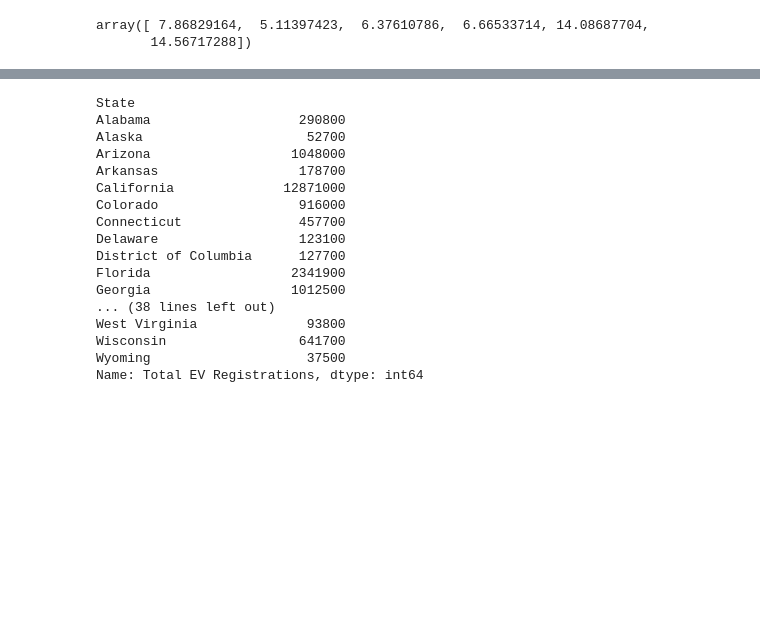
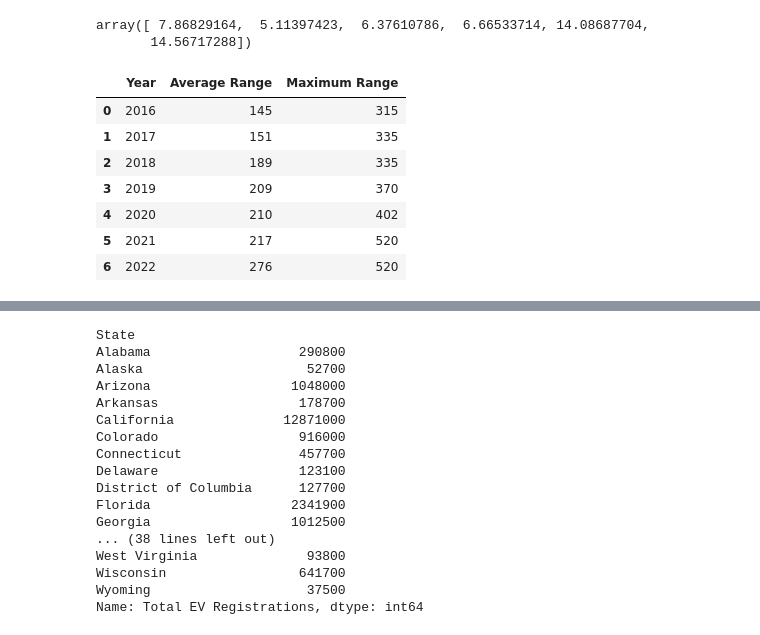
Before and after one commit to MrGoots/ETL_Python_Analysis, a Jupyter notebook: Registration_Files/output/BETA_DataFrame.ipynb, the cells around one changed output, grey strips where cells are left out. Cells and saved outputs as stored; diff of their text form; code cells hidden in the pictures; blank space fills up the shorter version.

```diff
--- a/Registration_Files/output/BETA_DataFrame.ipynb
+++ b/Registration_Files/output/BETA_DataFrame.ipynb
@@ -336,0 +340,16 @@ array([ 7.86829164,  5.11397423,  6.37610786,  6.66533714, 14.08687704,
+# %%
+year_range_df = pd.DataFrame({
+                             "Year" : year,
+                             "Average Range" : avg_range,
+                             "Maximum Range" : max_range,
+                            })
+year_range_df
+# %% [output]
+|  | Year | Average Range | Maximum Range |
+| 0 | 2016 | 145 | 315 |
+| 1 | 2017 | 151 | 335 |
+| 2 | 2018 | 189 | 335 |
+| 3 | 2019 | 209 | 370 |
+| 4 | 2020 | 210 | 402 |
+| 5 | 2021 | 217 | 520 |
+| 6 | 2022 | 276 | 520 |
```
Also changed, not shown: parts of 10 cells of this notebook.
